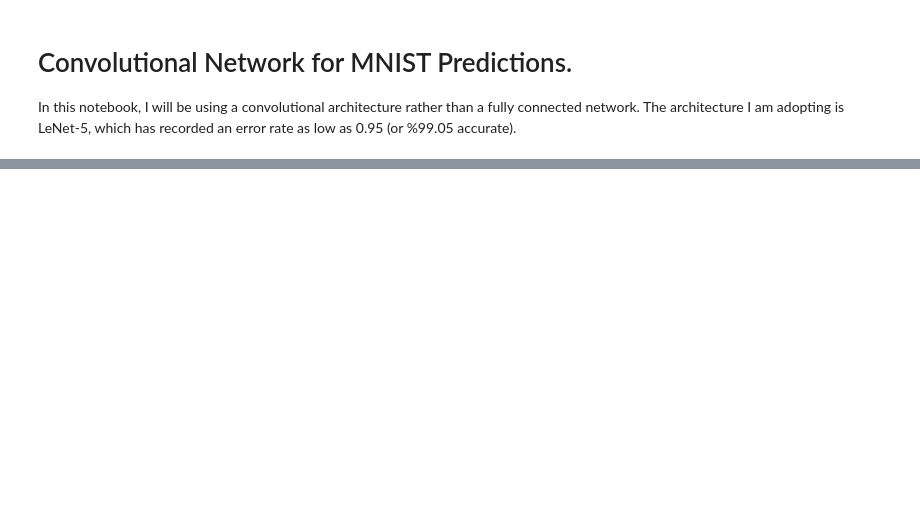
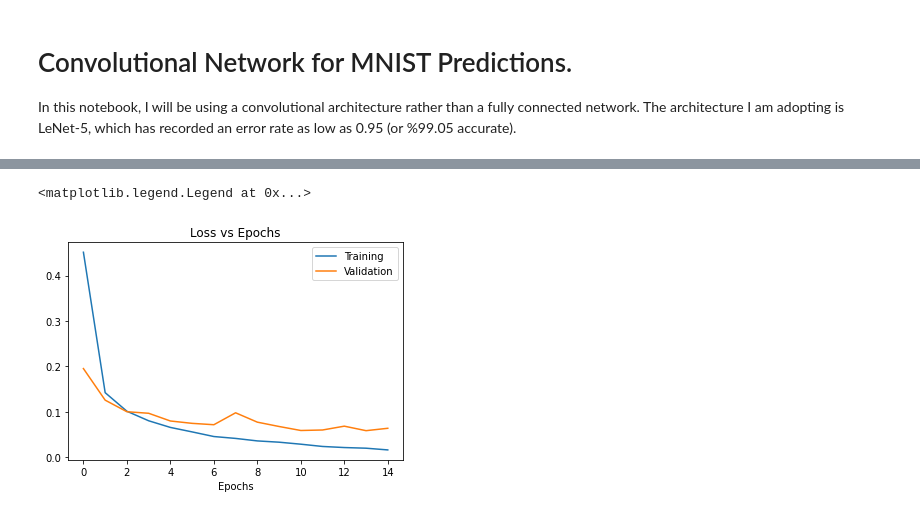
Before and after one commit to wcneill/kaggle, a Jupyter notebook: mnist/lnet5_mnist.ipynb, the cells around one changed output, grey strips where cells are left out. Cells and saved outputs as stored; diff of their text form; code cells hidden in the pictures; blank space fills up the shorter version.

```diff
--- a/mnist/lnet5_mnist.ipynb
+++ b/mnist/lnet5_mnist.ipynb
@@ -53,20 +93,20 @@ class LeNet(nn.Module):
         super().__init__()
 
         self.conv1 = nn.Sequential(
-            nn.Conv2d(3, 6, 5),
+            nn.Conv2d(1, 6, 5),
             nn.ReLU(),
             nn.AvgPool2d(2, stride=2),
         )
 
         self.conv2 = nn.Sequential(
-            nn.Conv1d(6, 16, 5),
+            nn.Conv2d(6, 16, 5),
             nn.ReLU(),
             nn.AvgPool2d(2, stride=2)
         )
 
         self.fc = nn.Sequential(
             nn.Flatten(),
-            nn.Linear(5*5*16, 120),
+            nn.Linear(4*4*16, 120),
             nn.ReLU(),
             nn.Linear(120, 84),
             nn.ReLU()
@@ -84,23 +124,26 @@ device = torch.device('cuda' if torch.cuda.is_available() else 'cpu')
 model = LeNet()
 model = model.to(device)
 # %%
-opt = optim.SGD(model.parameters(), lr=0.01)
-criteion = nn.CrossEntropyLoss()
-epochs = 10
+opt = optim.Adam(model.parameters(), lr=0.0001)
+criterion = nn.CrossEntropyLoss()
+epochs = 15
 
 train_loss = []
 valid_loss = []
+accuracy   = []
+valid_low = np.Inf
 
 for e in range(epochs):
     running_tl = 0
     running_vl = 0
+    running_ac = 0
 
     # backprop and and update
     model.train()
     for images, labels in trainload:
         images, labels = images.to(device), labels.to(device)
         opt.zero_grad()
-        t_cel = criterion(model(images), labels)
+        t_cel = criterion(model(images.float()), labels)
         t_cel.backward()
         opt.step()
 
@@ -110,8 +153,22 @@ for e in range(epochs):
         model.eval()
         for images, labels in validload:
             images, labels = images.to(device), labels.to(device)
-            v_cel = criterion(model(images), labels)
+            scores = model(images.float())
+            ps = F.softmax(scores, dim=1)
+            v_cel = criterion(scores, labels)
+            pred = torch.argmax(ps, dim=1)
+            running_ac += (pred == labels).cpu().numpy().mean()
             running_vl += v_cel.item()
 
     train_loss.append(running_tl/len(trainload))
-    valid_loss.append(running_vl/len(trainload))
+    valid_loss.append(running_vl/len(validload))
+    accuracy.append(running_ac/len(validload))
+# %%
+plt.title('Loss vs Epochs')
+plt.xlabel('Epochs')
+plt.plot(train_loss, label='Training')
+plt.plot(valid_loss, label='Validation')
+plt.legend()
+# %% [output]
+<matplotlib.legend.Legend at 0x...>
+[figure, added]
```
Also changed, not shown: parts of 20 cells of this notebook, 1 other file.
